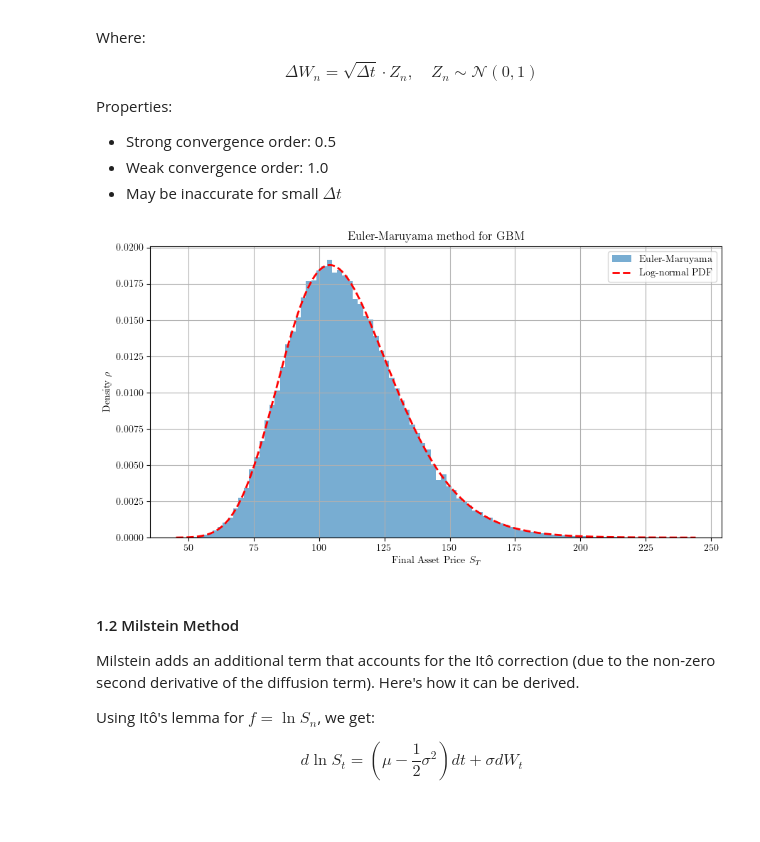
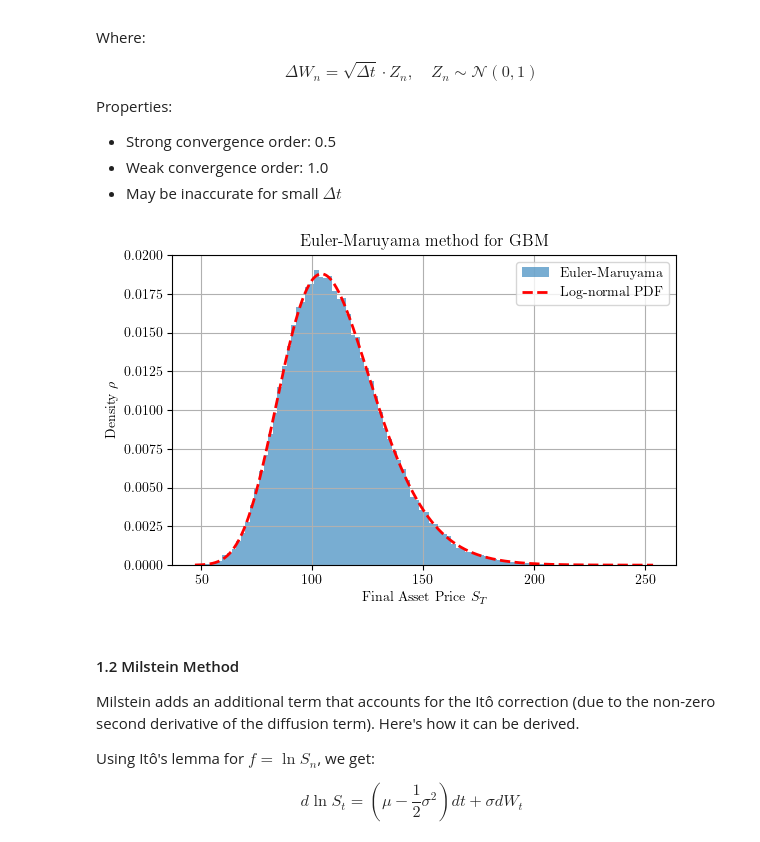
Before and after one commit to sokolo8/black-scholes, a Jupyter notebook: docs/part3.ipynb, the cells around one changed output. Cells and saved outputs as stored; diff of their text form; code cells hidden in the pictures; blank space fills up the shorter version.

```diff
--- a/docs/part3.ipynb
+++ b/docs/part3.ipynb
@@ -51,35 +51,35 @@ T = 1.0        # Time to maturity
 N = 1000       # Time steps
 M = 100000     # Number of simulated paths
 
 dt = T / N
 
 S = np.zeros((M, N+1))
 S[:, 0] = S0
 
 for n in range(N):
     Z = np.random.randn(M)
     dW = np.sqrt(dt) * Z
     S[:, n+1] = S[:, n] + mu * S[:, n] * dt + sigma * S[:, n] * dW
 
 mu_adj = np.log(S0) + (mu - 0.5 * sigma**2) * T
 sigma_adj = sigma * np.sqrt(T)
 
-plt.figure(figsize=(9, 5))
+plt.figure(figsize=(6, 4))
 plt.hist(S[:, -1], bins=100, density=True, alpha=0.6, label='Euler-Maruyama')
 
 x_vals = np.linspace(min(S[:, -1]), max(S[:, -1]), 1000)
 pdf_vals = lognorm.pdf(x_vals, s=sigma_adj, scale=np.exp(mu_adj))
 plt.plot(x_vals, pdf_vals, 'r--', linewidth=2, label='Log-normal PDF')
 
 plt.title(r'Euler-Maruyama method for GBM')
 plt.xlabel(r'Final Asset Price $S_T$')
 plt.ylabel(r'Density $\rho$')
 plt.legend()
 plt.grid(True)
 plt.tight_layout()
 plt.show()
 # %% [output]
-[figure, old version]
+[figure, new version]
 # %% [markdown]
 #### 1.2 Milstein Method
 
```
Also changed, not shown: parts of 2 cells of this notebook.
